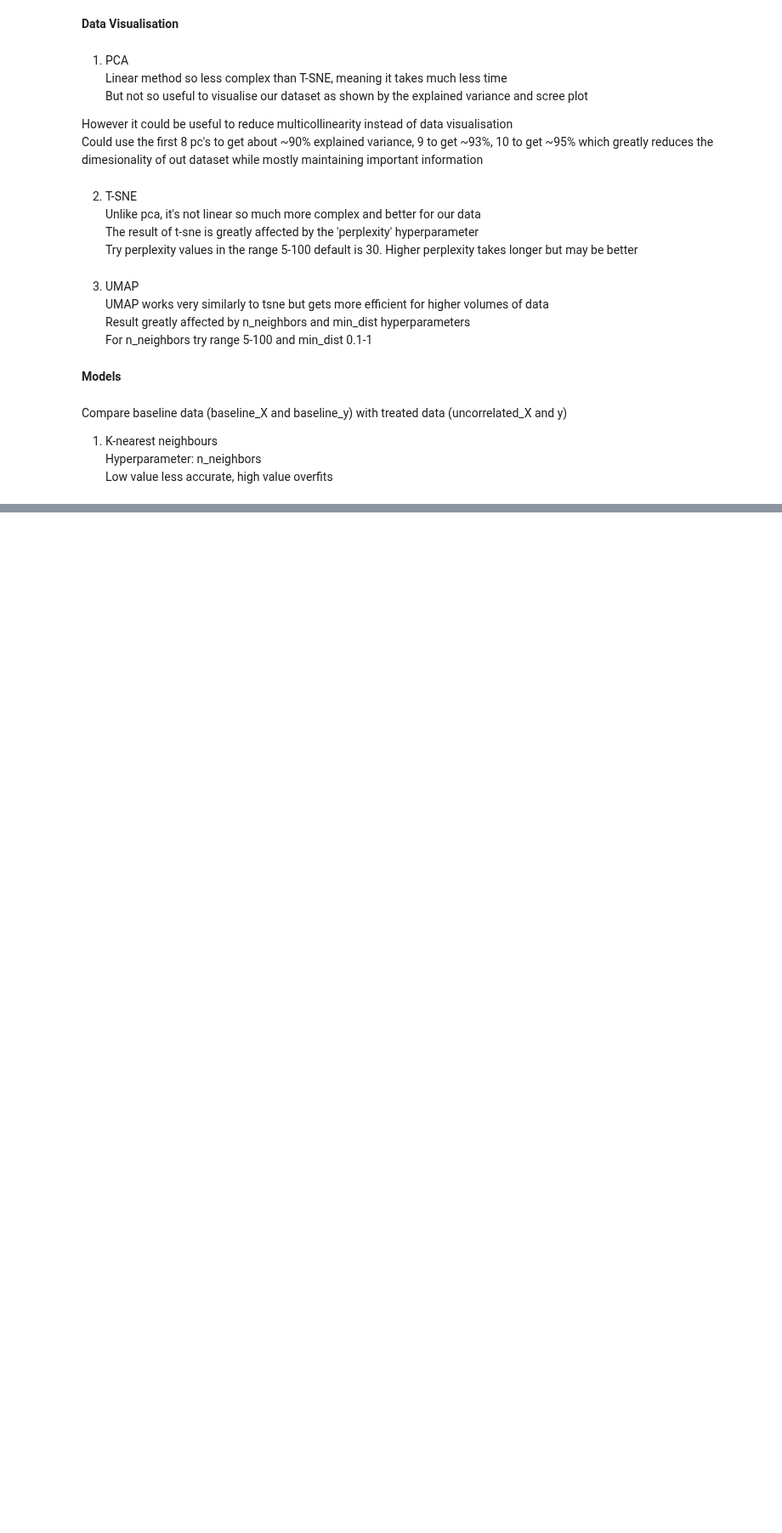
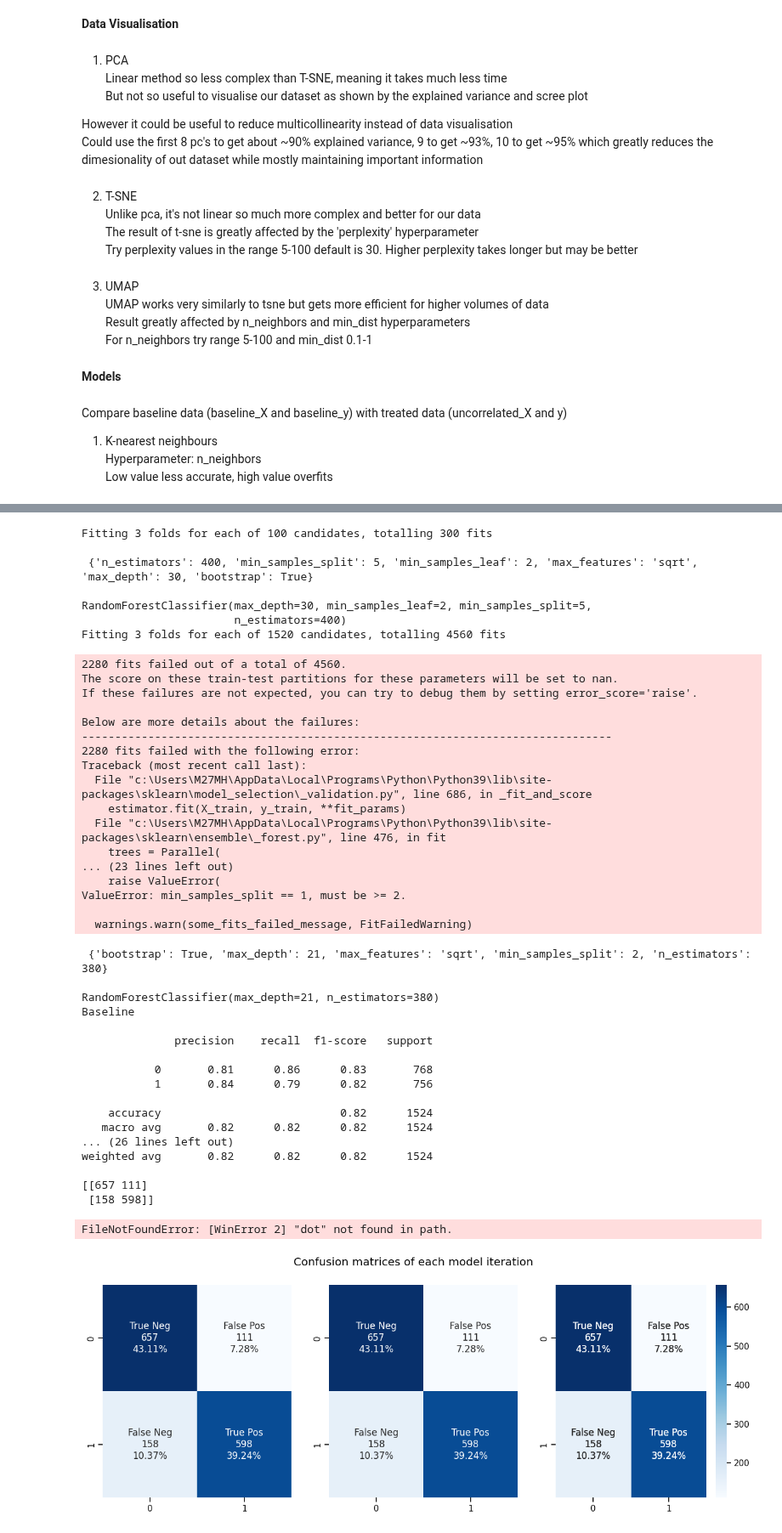
Before and after one commit to williamhenderson02/ML-Coursework-2022, a Jupyter notebook: coursework.ipynb, the cells around one changed output, grey strips where cells are left out. Shown at 85% size. Saved outputs shown, nothing was run; the diff lists cells and outputs as text; code cells hidden in the pictures; blank space fills up the shorter version.

```diff
--- a/coursework.ipynb
+++ b/coursework.ipynb
@@ -765,7 +840,7 @@ baseline_rfc_pred = baseline_rfc.predict(X_test)
 
 
 #find best scoring random hyperparameter combination
-rfc_random = RandomizedSearchCV(estimator = rf, param_distributions = random_grid, n_iter = 30, cv = 2, verbose=2, random_state=42, n_jobs = -1, scoring = 'accuracy')
+rfc_random = RandomizedSearchCV(estimator = rf, param_distributions = random_grid, n_iter = 100, cv = 3, verbose=2, random_state=42, n_jobs = -1, scoring = 'accuracy')
 
 rfc_random.fit(X_train, y_train)
 best_random_values = rfc_random.best_params_
@@ -795,11 +870,11 @@ rfc_grid = GridSearchCV(estimator = rf2, param_grid = param_grid, cv = 3, verbos
 rfc_grid.fit(X_train, y_train)
 
 print("\n", rfc_grid.best_params_, "\n")
-best_grid = rfc_grid.best_estimator_
-print(best_grid)
+best_grid_rf = rfc_grid.best_estimator_
+print(best_grid_rf)
 
 #predict values using this model and show accuracy to compare models later
-best_pred2 = best_grid.predict(X_test)
+best_pred2 = best_grid_rf.predict(X_test)
 
 figure, axes = plt.subplots(1,3,figsize = (15,5))
 figure.suptitle("Confusion matrices of each model iteration")
@@ -838,34 +913,78 @@ group_percentages = ["{0:.2%}".format(value) for value in
                      cf_matrix_2.flatten()/np.sum(cf_matrix_2)]
 labels = [f"{v1}\n{v2}\n{v3}" for v1, v2, v3 in
           zip(group_names,group_counts,group_percentages)]
 labels = np.asarray(labels).reshape(2,2)
 
 ax = sns.heatmap(cf_matrix_2, annot = labels,fmt = '', cmap = 'Blues', ax = axes[1],cbar = False)
 
 print("Grid Search\n")
 print(classification_report(y_test,best_pred2))
 
 cf_matrix_3 = confusion_matrix(y_test, best_pred2)
 
 print(cf_matrix_3)
 
 group_counts = ["{0:0.0f}".format(value) for value in
                 cf_matrix_3.flatten()]
 group_percentages = ["{0:.2%}".format(value) for value in
                      cf_matrix_3.flatten()/np.sum(cf_matrix_3)]
 labels = [f"{v1}\n{v2}\n{v3}" for v1, v2, v3 in
           zip(group_names,group_counts,group_percentages)]
 labels = np.asarray(labels).reshape(2,2)
 
 ax = sns.heatmap(cf_matrix_3, annot = labels,fmt = '', cmap = 'Blues', ax = axes[2], cbar = False)
 
 #get one tree from estimators
-tree = best_grid.estimators_[5]
+tree = best_grid_rf.estimators_[5]
 
 #Export the image to a dot file then use file to creat a graph
 export_graphviz(tree, out_file = 'tree.dot', feature_names = cleaned_features, rounded = True, precision = 1)
 (graph, ) = pydot.graph_from_dot_file('tree.dot')
 graph.write_png('Images/tree.png')
+# %% [output]
+Fitting 3 folds for each of 100 candidates, totalling 300 fits
+
+ {'n_estimators': 400, 'min_samples_split': 5, 'min_samples_leaf': 2, 'max_features': 'sqrt', 'max_depth': 30, 'bootstrap': True}
+
+RandomForestClassifier(max_depth=30, min_samples_leaf=2, min_samples_split=5,
+                       n_estimators=400)
+Fitting 3 folds for each of 1520 candidates, totalling 4560 fits
+2280 fits failed out of a total of 4560.
+The score on these train-test partitions for these parameters will be set to nan.
+If these failures are not expected, you can try to debug them by setting error_score='raise'.
+
+Below are more details about the failures:
+--------------------------------------------------------------------------------
+2280 fits failed with the following error:
+Traceback (most recent call last):
+  File "c:\Users\M27MH\AppData\Local\Programs\Python\Python39\lib\site-packages\sklearn\model_selection\_validation.py", line 686, in _fit_and_score
+    estimator.fit(X_train, y_train, **fit_params)
+  File "c:\Users\M27MH\AppData\Local\Programs\Python\Python39\lib\site-packages\sklearn\ensemble\_forest.py", line 476, in fit
+    trees = Parallel(
+... (23 lines left out)
+    raise ValueError(
+ValueError: min_samples_split == 1, must be >= 2.
+
+  warnings.warn(some_fits_failed_message, FitFailedWarning)
+ {'bootstrap': True, 'max_depth': 21, 'max_features': 'sqrt', 'min_samples_split': 2, 'n_estimators': 380}
+
+RandomForestClassifier(max_depth=21, n_estimators=380)
+Baseline
+
+              precision    recall  f1-score   support
+
+           0       0.81      0.86      0.83       768
+           1       0.84      0.79      0.82       756
+
+    accuracy                           0.82      1524
+   macro avg       0.82      0.82      0.82      1524
+... (26 lines left out)
+weighted avg       0.82      0.82      0.82      1524
+
+[[657 111]
+ [158 598]]
+FileNotFoundError: [WinError 2] "dot" not found in path.
+[figure, added]
 # %%
 # SVC gamma hyperparameter exploration
 
```
Also changed, not shown: parts of 10 cells of this notebook, 1 other file.
